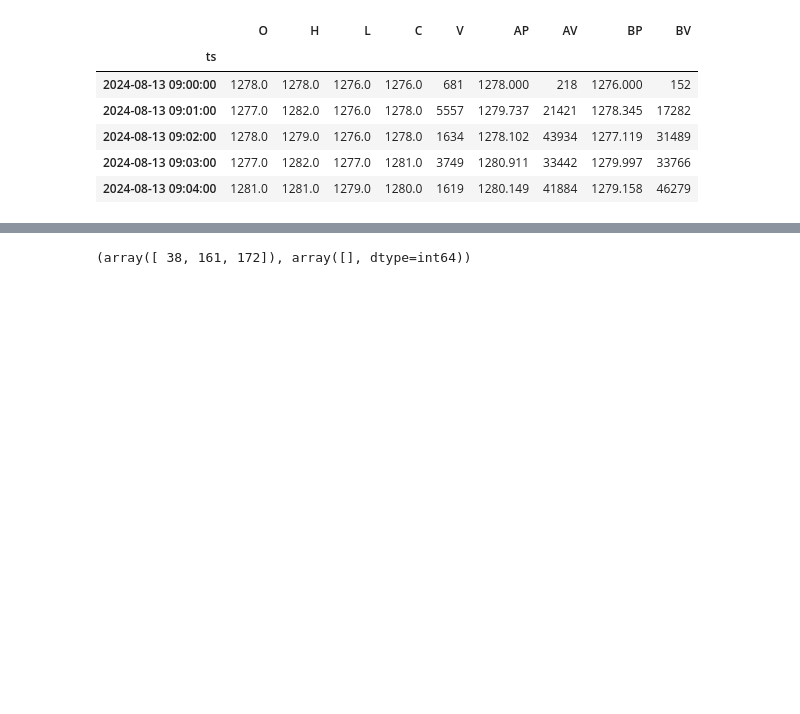
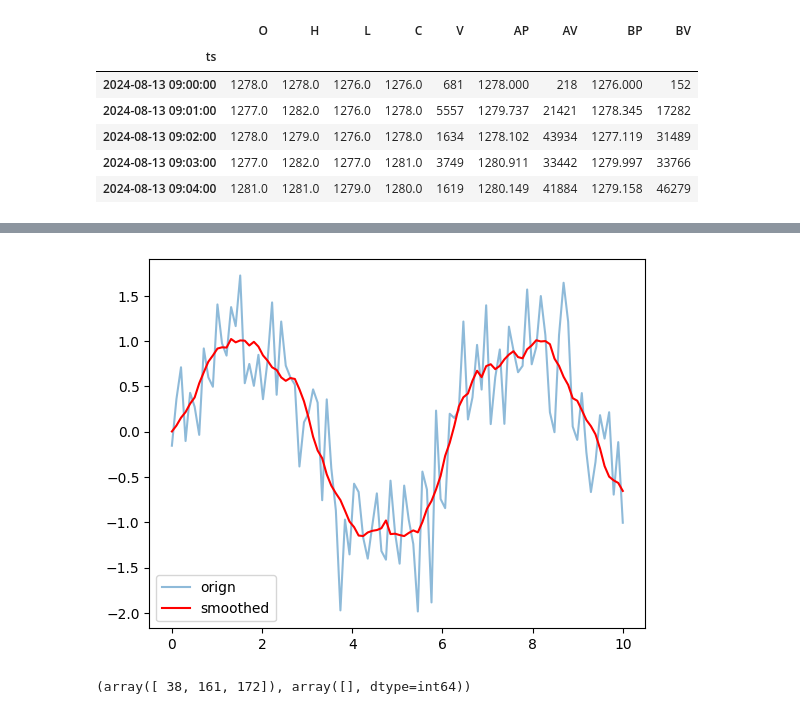
Before and after one commit to kylindai/qt, a Jupyter notebook: miaowa/find_peaks-02.ipynb, the cells around one changed output, grey strips where cells are left out. Saved outputs shown, nothing was run; the diff lists cells and outputs as text; code cells hidden in the pictures; blank space fills up the shorter version.

```diff
--- a/miaowa/find_peaks-02.ipynb
+++ b/miaowa/find_peaks-02.ipynb
@@ -36 +105,24 @@ bar_df_1['S'] = s_close
+# %%
+import warnings
+warnings.filterwarnings("ignore")
+
+# 生成含噪声的示例数据
+t = np.linspace(0, 10, 100)
+data = np.sin(t) + 0.5 * np.random.randn(100)
+
+# 应用 Savitzky-Golay 滤波
+smoothed = savgol_filter(
+    data,
+    window_length=21,  # 窗口长度
+    polyorder=3,       # 多项式阶数
+    mode='nearest'     # 边界处理模式
+)
+
+# 可视化对比
+plt.plot(t, data, label='orign', alpha=0.5)
+plt.plot(t, smoothed, label='smoothed', color='red')
+plt.legend()
+plt.show()
+# %% [output]
+[figure, added]
 # %%
```
Also changed, not shown: parts of 11 cells of this notebook, 1 other file.
